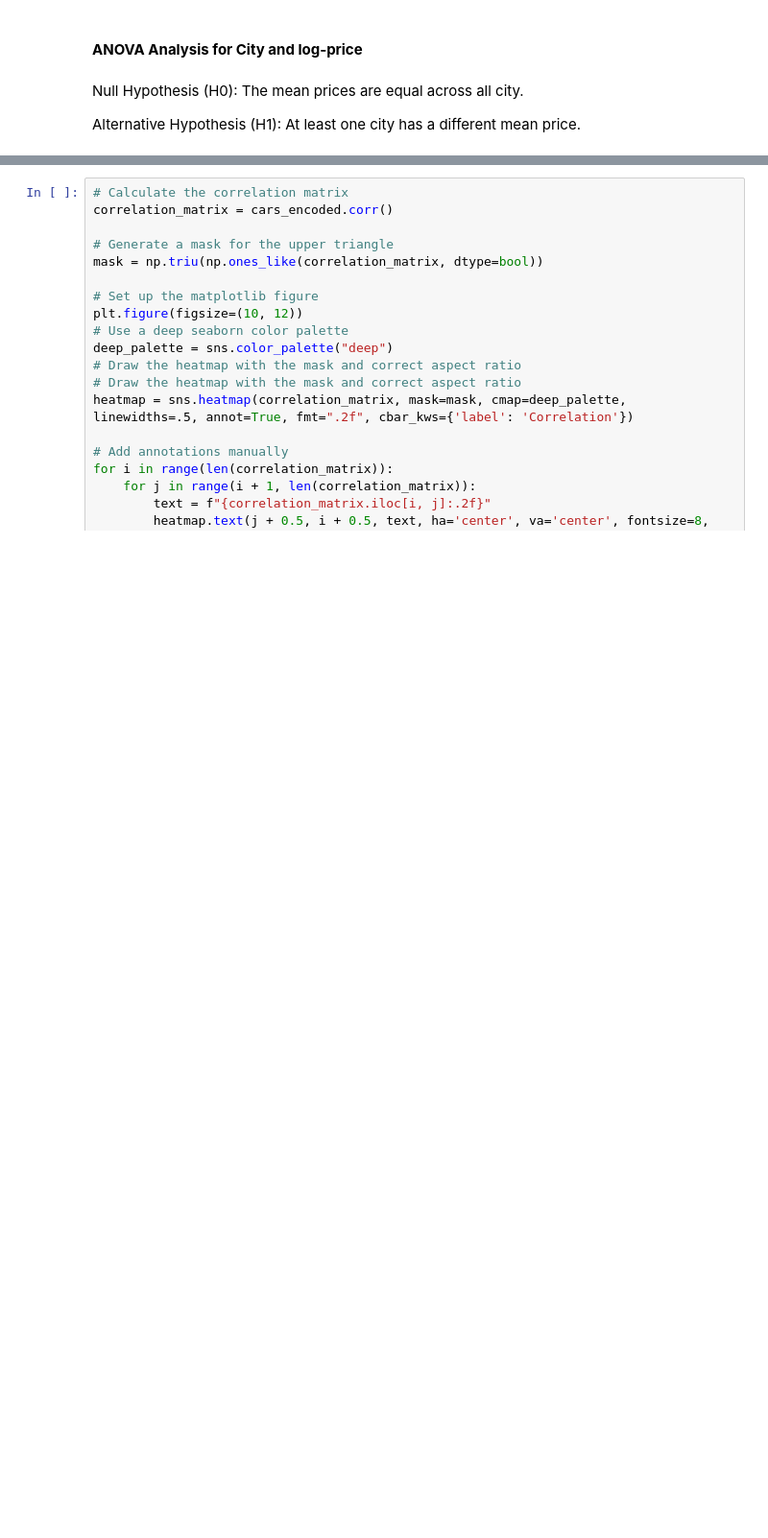
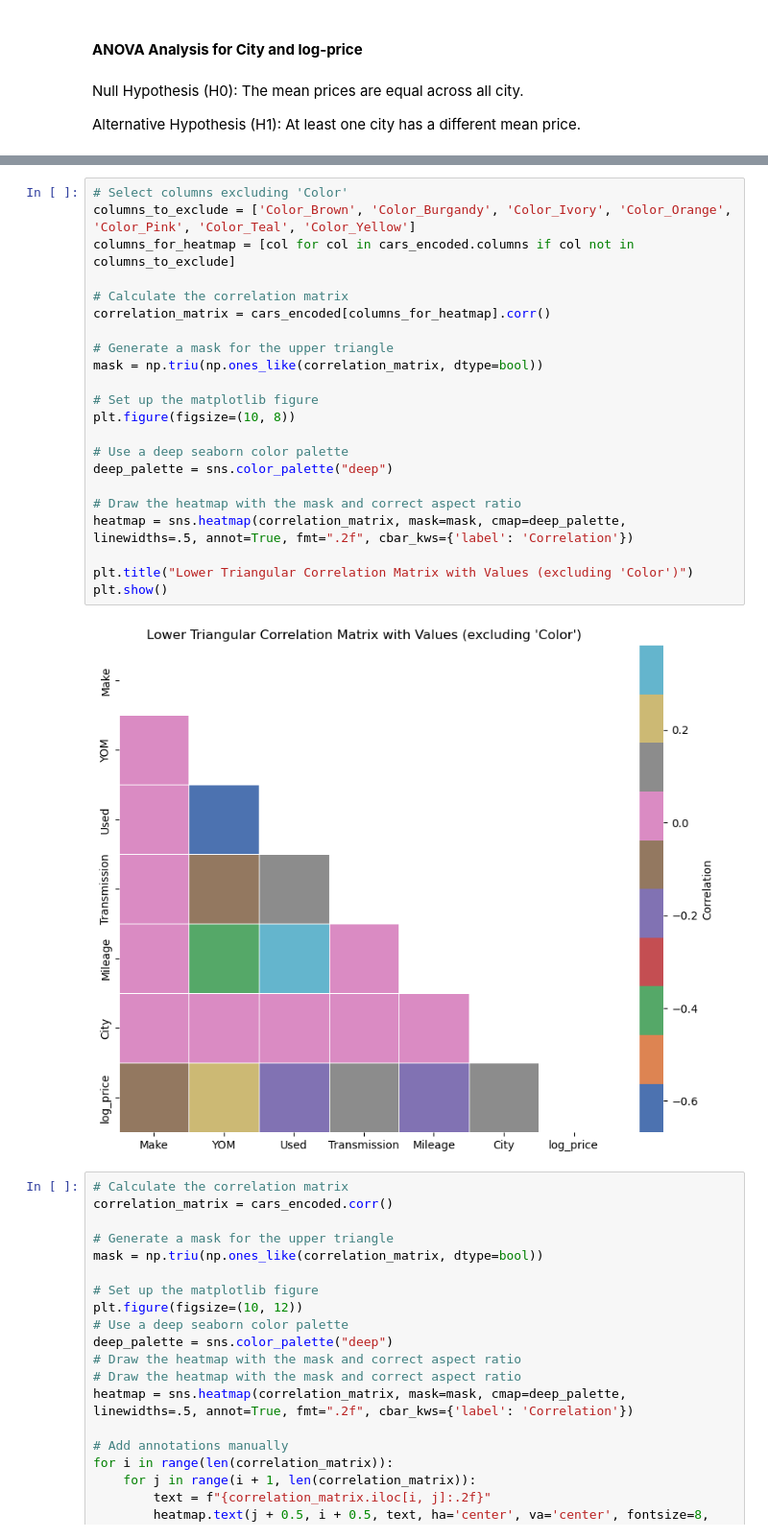
Before and after one commit to Cynthiachelangat/groupcarproject, a Jupyter notebook: model.ipynb, the cells around one changed output, grey strips where cells are left out. Shown at 96% size. Saved outputs shown, nothing was run; the diff lists cells and outputs as text; blank space fills up the shorter version.

```diff
--- a/model.ipynb
+++ b/model.ipynb
@@ -1104,6 +1112,30 @@ Interpretation:
 There is a moderate negative correlation between Mileage and Price. Generally, cars with lower mileage may be priced higher, reflecting the common expectation that lower mileage is associated with less wear and tear.
 
 In summary, the correlation analysis suggests that both Year of Manufacture (YOM) and Mileage are statistically significant factors correlated with the Price of cars. The interpretation provides insights into the direction and strength of these relationships.
+# %%
+# Select columns excluding 'Color'
+columns_to_exclude = ['Color_Brown', 'Color_Burgandy', 'Color_Ivory', 'Color_Orange', 'Color_Pink', 'Color_Teal', 'Color_Yellow']
+columns_for_heatmap = [col for col in cars_encoded.columns if col not in columns_to_exclude]
+
+# Calculate the correlation matrix
+correlation_matrix = cars_encoded[columns_for_heatmap].corr()
+
+# Generate a mask for the upper triangle
+mask = np.triu(np.ones_like(correlation_matrix, dtype=bool))
+
+# Set up the matplotlib figure
+plt.figure(figsize=(10, 8))
+
+# Use a deep seaborn color palette
+deep_palette = sns.color_palette("deep")
+
+# Draw the heatmap with the mask and correct aspect ratio
+heatmap = sns.heatmap(correlation_matrix, mask=mask, cmap=deep_palette, linewidths=.5, annot=True, fmt=".2f", cbar_kws={'label': 'Correlation'})
+
+plt.title("Lower Triangular Correlation Matrix with Values (excluding 'Color')")
+plt.show()
+# %% [output]
+[figure, added]
 # %%
 # Calculate the correlation matrix
 correlation_matrix = cars_encoded.corr()
```
Also changed, not shown: parts of 43 cells of this notebook, 12 other files.
